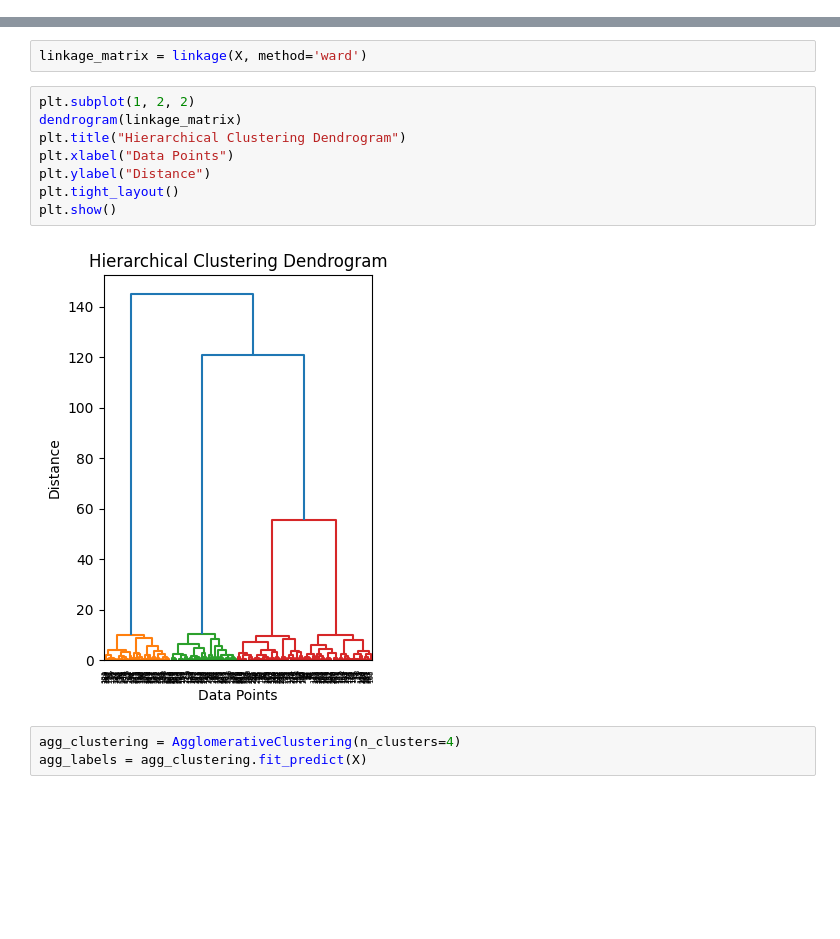
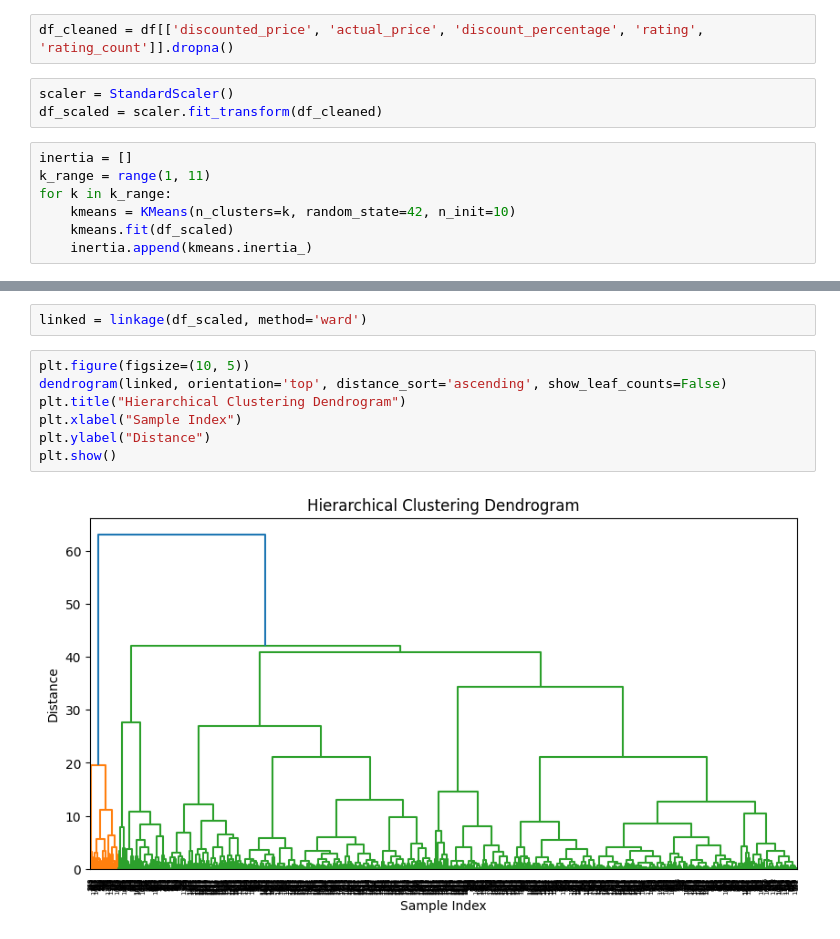
Before and after one commit to 2303A51923/ADM-LAB, a Jupyter notebook: ADM_LAB_07.ipynb, the cells around one changed output, grey strips where cells are left out. Drawn from its saved outputs; the diff is of its cells as text; blank space fills up the shorter version.

```diff
--- a/ADM_LAB_07.ipynb
+++ b/ADM_LAB_07.ipynb
@@ -11,0 +23,12 @@ X, y = make_blobs(n_samples=300, centers=4, cluster_std=1.05, random_state=42)
+# %%
+df_cleaned = df[['discounted_price', 'actual_price', 'discount_percentage', 'rating', 'rating_count']].dropna()
+# %%
+scaler = StandardScaler()
+df_scaled = scaler.fit_transform(df_cleaned)
+# %%
+inertia = []
+k_range = range(1, 11)
+for k in k_range:
+    kmeans = KMeans(n_clusters=k, random_state=42, n_init=10)
+    kmeans.fit(df_scaled)
+    inertia.append(kmeans.inertia_)
@@ -25,15 +61,11 @@ plt.legend()
 # %%
-linkage_matrix = linkage(X, method='ward')
+linked = linkage(df_scaled, method='ward')
 # %%
-plt.subplot(1, 2, 2)
-dendrogram(linkage_matrix)
+plt.figure(figsize=(10, 5))
+dendrogram(linked, orientation='top', distance_sort='ascending', show_leaf_counts=False)
 plt.title("Hierarchical Clustering Dendrogram")
-plt.xlabel("Data Points")
+plt.xlabel("Sample Index")
 plt.ylabel("Distance")
-plt.tight_layout()
 plt.show()
 # %% [output]
-[figure, old version]
+[figure, new version]
-# %%
-agg_clustering = AgglomerativeClustering(n_clusters=4)
-agg_labels = agg_clustering.fit_predict(X)
```
Also changed, not shown: parts of 10 cells of this notebook.
